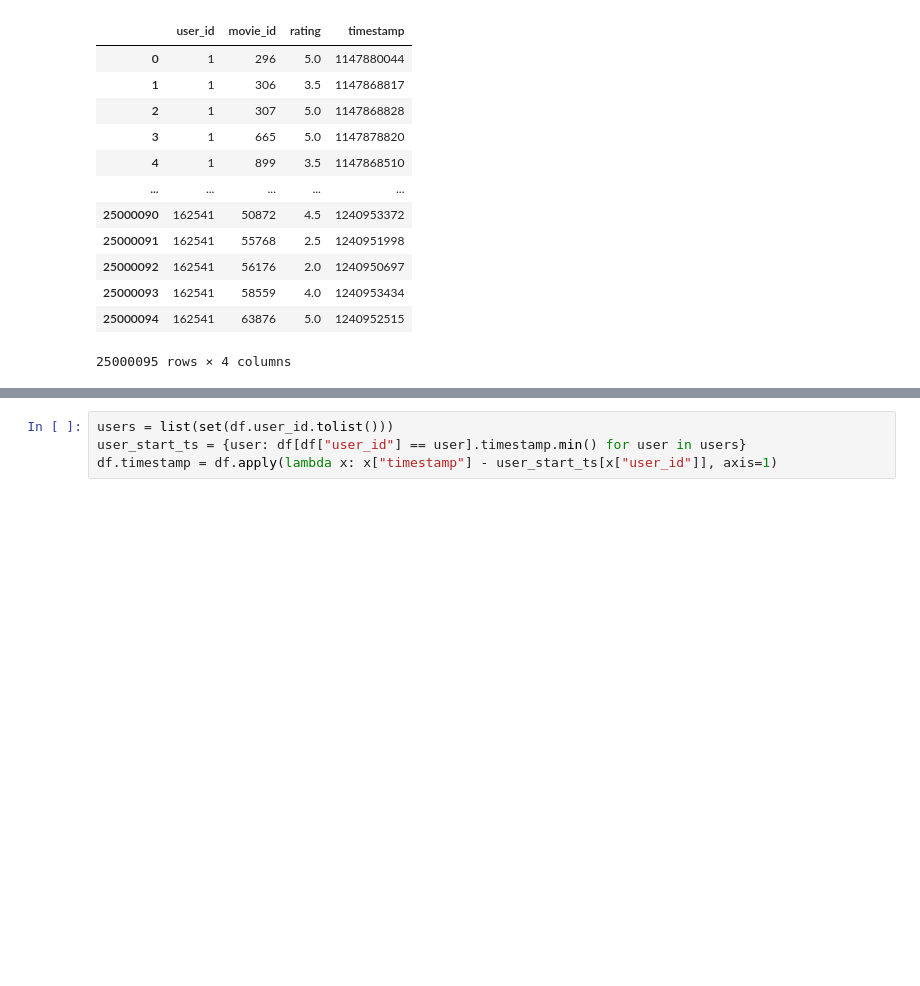
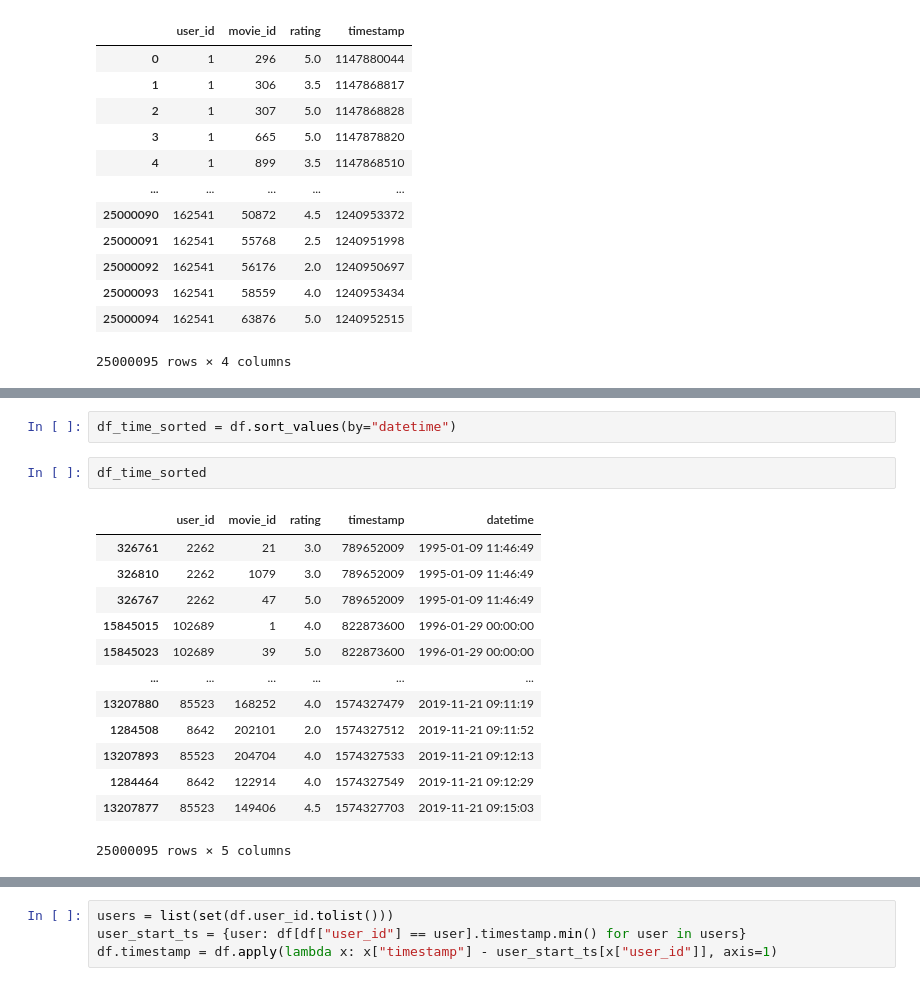
Before and after one commit to feature-store/experiments, a Jupyter notebook: nb/02-22-22 ALS Data Generation.ipynb, the cells around one changed output, grey strips where cells are left out. Saved outputs shown, nothing was run; the diff lists cells and outputs as text; blank space fills up the shorter version.

```diff
--- a/nb/02-22-22 ALS Data Generation.ipynb
+++ b/nb/02-22-22 ALS Data Generation.ipynb
@@ -47,0 +140,18 @@ df
+# %%
+df_time_sorted = df.sort_values(by="datetime")
+# %%
+df_time_sorted
+# %% [output]
+|  | user_id | movie_id | rating | timestamp | datetime |
+| 326761 | 2262 | 21 | 3.0 | 789652009 | 1995-01-09 11:46:49 |
+| 326810 | 2262 | 1079 | 3.0 | 789652009 | 1995-01-09 11:46:49 |
+| 326767 | 2262 | 47 | 5.0 | 789652009 | 1995-01-09 11:46:49 |
+| 15845015 | 102689 | 1 | 4.0 | 822873600 | 1996-01-29 00:00:00 |
+| 15845023 | 102689 | 39 | 5.0 | 822873600 | 1996-01-29 00:00:00 |
+| ... | ... | ... | ... | ... | ... |
+| 13207880 | 85523 | 168252 | 4.0 | 1574327479 | 2019-11-21 09:11:19 |
+| 1284508 | 8642 | 202101 | 2.0 | 1574327512 | 2019-11-21 09:11:52 |
+| 13207893 | 85523 | 204704 | 4.0 | 1574327533 | 2019-11-21 09:12:13 |
+| 1284464 | 8642 | 122914 | 4.0 | 1574327549 | 2019-11-21 09:12:29 |
+| 13207877 | 85523 | 149406 | 4.5 | 1574327703 | 2019-11-21 09:15:03 |
+25000095 rows × 5 columns
```
Also changed, not shown: parts of 17 cells of this notebook, 9 other files.
